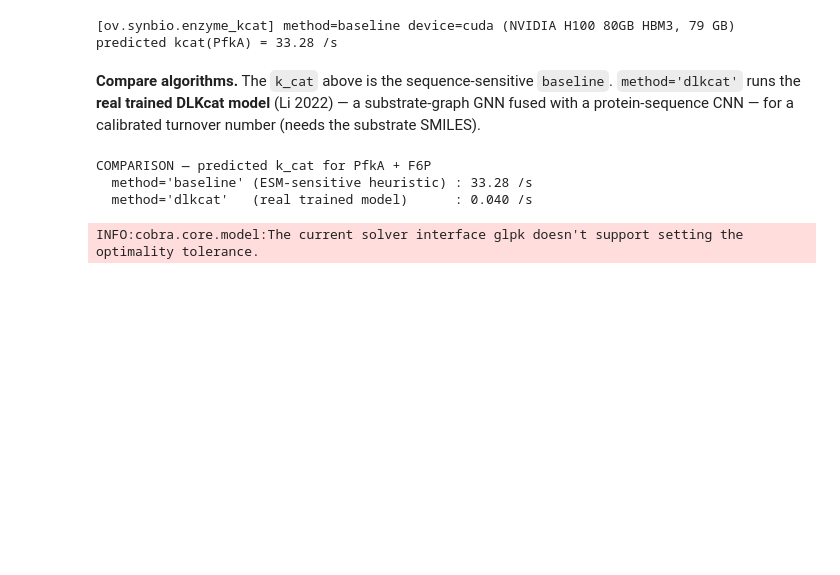
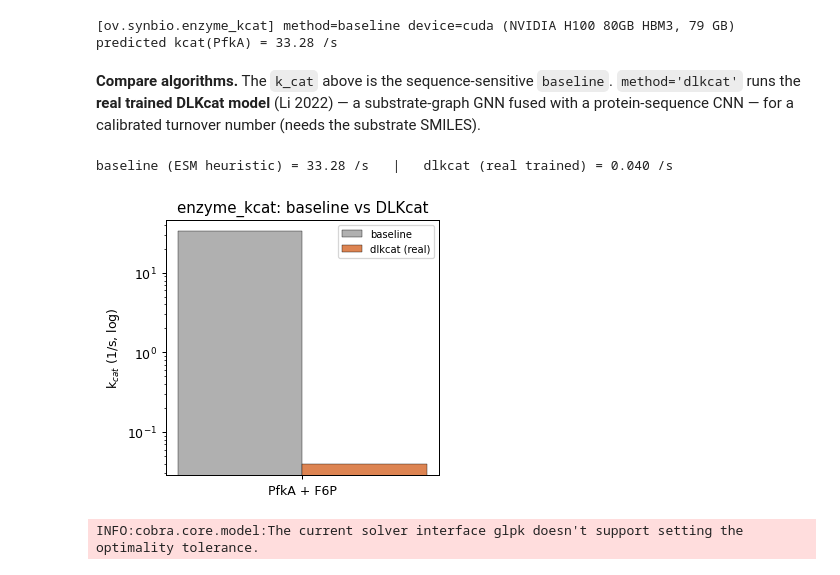
Before and after one commit to Starlitnightly/omicverse-tutorials, a Jupyter notebook: docs/Tutorials-synbio/t_synbio_01_intro.ipynb, the cells around one changed output. Cells and saved outputs as stored; diff of their text form; code cells hidden in the pictures; blank space fills up the shorter version.

```diff
--- a/docs/Tutorials-synbio/t_synbio_01_intro.ipynb
+++ b/docs/Tutorials-synbio/t_synbio_01_intro.ipynb
@@ -266,14 +266,15 @@ predicted kcat(PfkA) = 33.28 /s
 # %%
 # k_cat: sequence baseline vs the REAL trained DLKcat model — side by side
 kb = ov.synbio.enzyme_kcat(PFKA, F6P, method='baseline', verbose=False)
 kd = ov.synbio.enzyme_kcat(PFKA, F6P, method='dlkcat', verbose=False)   # substrate-graph GNN + protein CNN
-print('COMPARISON — predicted k_cat for PfkA + F6P')
-print(f"  method='baseline' (ESM-sensitive heuristic) : {kb.kcat:.2f} /s")
-print(f"  method='dlkcat'   (real trained model)      : {kd.kcat:.3f} /s")
+print(f"baseline (ESM heuristic) = {kb.kcat:.2f} /s   |   dlkcat (real trained) = {kd.kcat:.3f} /s")
+ov.synbio.plot_method_comparison(['PfkA + F6P'],
+    {'baseline': [kb.kcat], 'dlkcat (real)': [kd.kcat]},
+    ylabel='k$_{cat}$ (1/s, log)', title='enzyme_kcat: baseline vs DLKcat', log=True)
+None
 # %% [output]
-COMPARISON — predicted k_cat for PfkA + F6P
-  method='baseline' (ESM-sensitive heuristic) : 33.28 /s
-  method='dlkcat'   (real trained model)      : 0.040 /s
+baseline (ESM heuristic) = 33.28 /s   |   dlkcat (real trained) = 0.040 /s
+[figure, added]
 # %%
 ecm = ov.synbio.ec_model(m, {'PFK': k.kcat})
 print('growth under enzyme constraint =', round(ov.synbio.fba(ecm).objective_value, 4), '/h')
```
Also changed, not shown: 2 other files.
